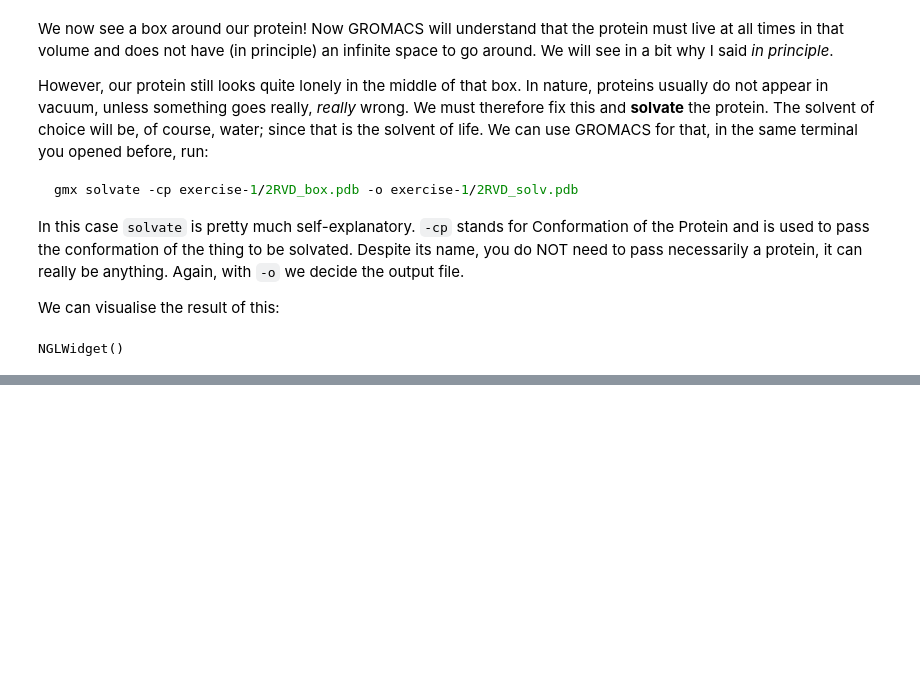
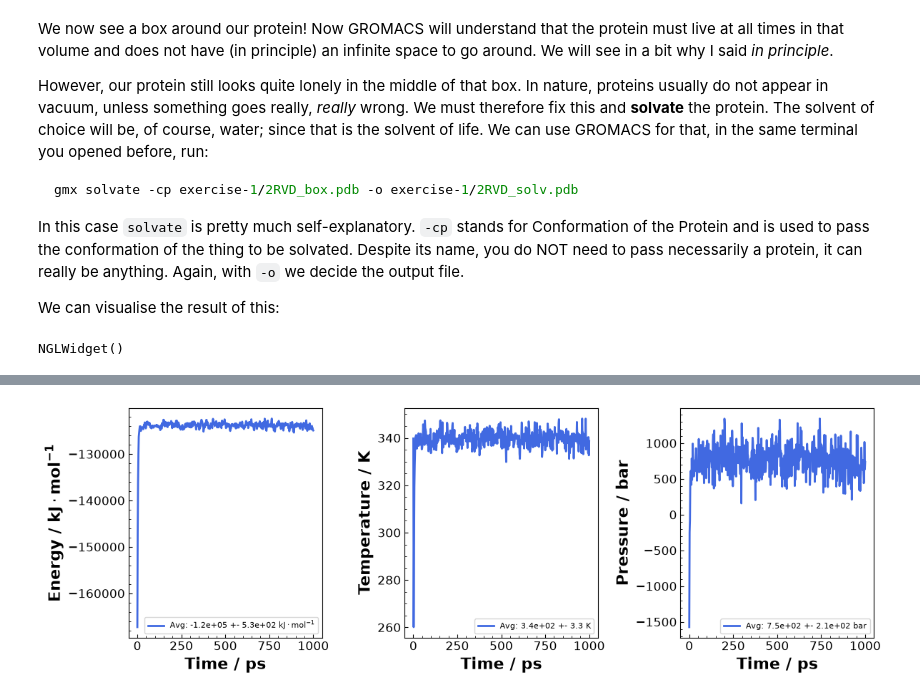
Before and after one commit to allexandre97/gromacs-tutorial, a Jupyter notebook: Exercises.ipynb, the cells around one changed output, grey strips where cells are left out. Saved outputs shown, nothing was run; the diff lists cells and outputs as text; code cells hidden in the pictures; blank space fills up the shorter version.

```diff
--- a/Exercises.ipynb
+++ b/Exercises.ipynb
@@ -143,0 +376,62 @@ For now, let's open and read the generated topology file, [`exercise-1/2RVD_topo
+# %%
+nvt_edr = np.loadtxt(
+    "exercise-1/2RVD_nvt.xvg",
+    comments = ("#", "@")
+)
+
+time        = nvt_edr[:,0]
+energy      = nvt_edr[:,1]
+temperature = nvt_edr[:,2]
+pressure    = nvt_edr[:,3]
+
+fig, ax = plt.subplots(
+    1, 3,
+    figsize = (12, 4),
+    layout = "tight"
+)
+
+ax[0].plot(
+    time, energy,
+    color = "royalblue", lw = 2,
+    label = rf"Avg: {np.mean(energy[-250:]):.2g} +- {np.std(energy[-250:], ddof = 1):.2g} $\mathrm{{kJ \cdot mol^{{-1}}}}$"
+)
+ax[1].plot(
+    time, temperature,
+    color = "royalblue", lw = 2,
+    label = f"Avg: {np.mean(temperature[-250:]):.2g} +- {np.std(temperature[-250:], ddof = 1):.2g} K"
+)
+ax[2].plot(
+    time, pressure,
+    color = "royalblue", lw = 2,
+    label = f"Avg: {np.mean(pressure[-250:]):.2g} +- {np.std(pressure[-250:], ddof = 1):.2g} bar"
+)
+
+ax[0].set_ylabel(
+    r"Energy / $\mathbf{kJ} \cdot \mathbf{mol^{-1}}$",
+    fontsize = 16, fontweight = "bold"
+)
+ax[1].set_ylabel(
+    r"Temperature / K",
+    fontsize = 16, fontweight = "bold"
+)
+ax[2].set_ylabel(
+    r"Pressure / bar",
+    fontsize = 16, fontweight = "bold"
+)
+
+for ax_i in ax:
+    ax_i.minorticks_on()
+    ax_i.tick_params(
+        which = "both",
+        direction = "in",
+        labelsize = 12
+    )
+
+    ax_i.set_xlabel(
+        "Time / ps",
+        fontsize = 16, fontweight = "bold"
+    )
+
+    ax_i.legend(fontsize = 8)
+# %% [output]
+[figure, added]
```
Also changed, not shown: parts of 12 cells of this notebook, 35 other files.
